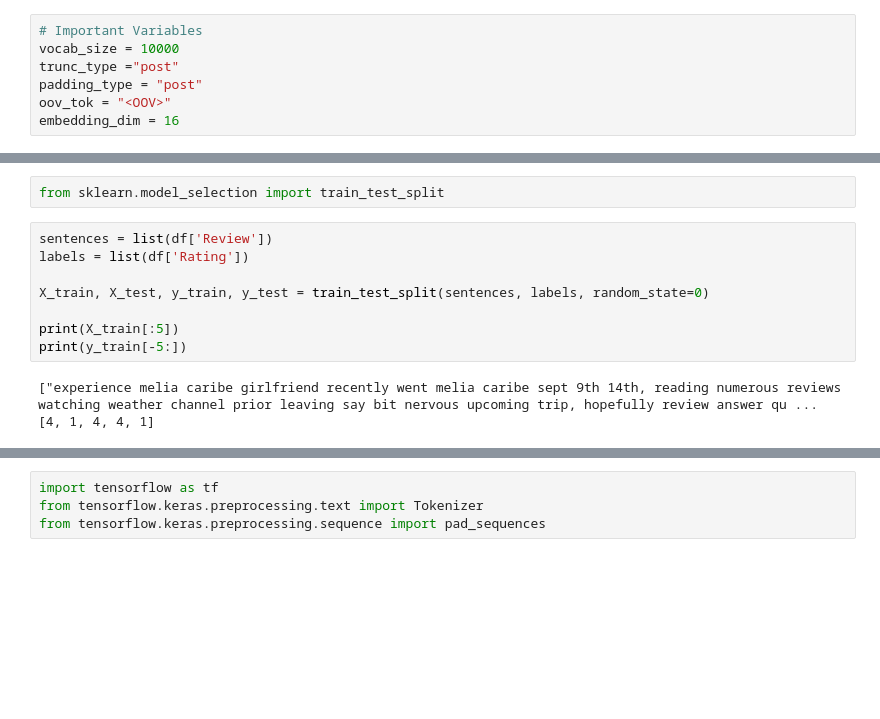
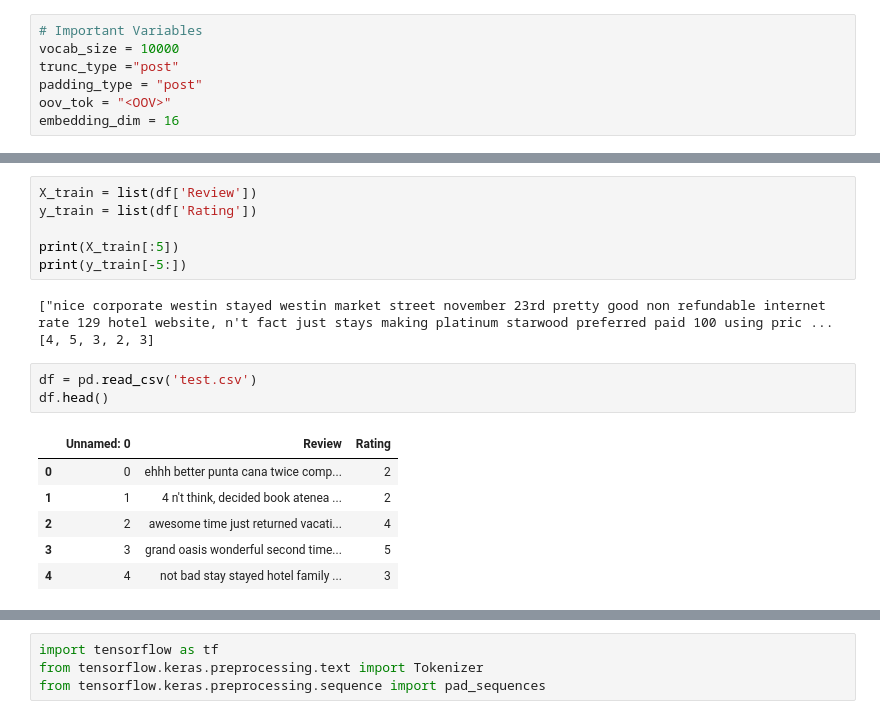
Before and after one commit to Inventrohyder/ailab-review_sentiment, a Jupyter notebook: notebook.ipynb, the cells around one changed output, grey strips where cells are left out. Cells and saved outputs as stored; diff of their text form; blank space fills up the shorter version.

```diff
--- a/notebook.ipynb
+++ b/notebook.ipynb
@@ -29,13 +29,19 @@ df.head()
-# %%
-from sklearn.model_selection import train_test_split
 # %%
-sentences = list(df['Review'])
-labels = list(df['Rating'])
-
-X_train, X_test, y_train, y_test = train_test_split(sentences, labels, random_state=0)
+X_train = list(df['Review'])
+y_train = list(df['Rating'])
 
 print(X_train[:5])
 print(y_train[-5:])
 # %% [output]
-["experience melia caribe girlfriend recently went melia caribe sept 9th 14th, reading numerous reviews watching weather channel prior leaving say bit nervous upcoming trip, hopefully review answer qu ...
-[4, 1, 4, 4, 1]
+["nice corporate westin stayed westin market street november 23rd pretty good non refundable internet rate 129 hotel website, n't fact just stays making platinum starwood preferred paid 100 using pric ...
+[4, 5, 3, 2, 3]
+# %%
+df = pd.read_csv('test.csv')
+df.head()
+# %% [output]
+|  | Unnamed: 0 | Review | Rating |
+| 0 | 0 | ehhh better punta cana twice comp... | 2 |
+| 1 | 1 | 4 n't think, decided book atenea ... | 2 |
+| 2 | 2 | awesome time just returned vacati... | 4 |
+| 3 | 3 | grand oasis wonderful second time... | 5 |
+| 4 | 4 | not bad stay stayed hotel family ... | 3 |
```
Also changed, not shown: parts of 7 cells of this notebook, 4 other files.
